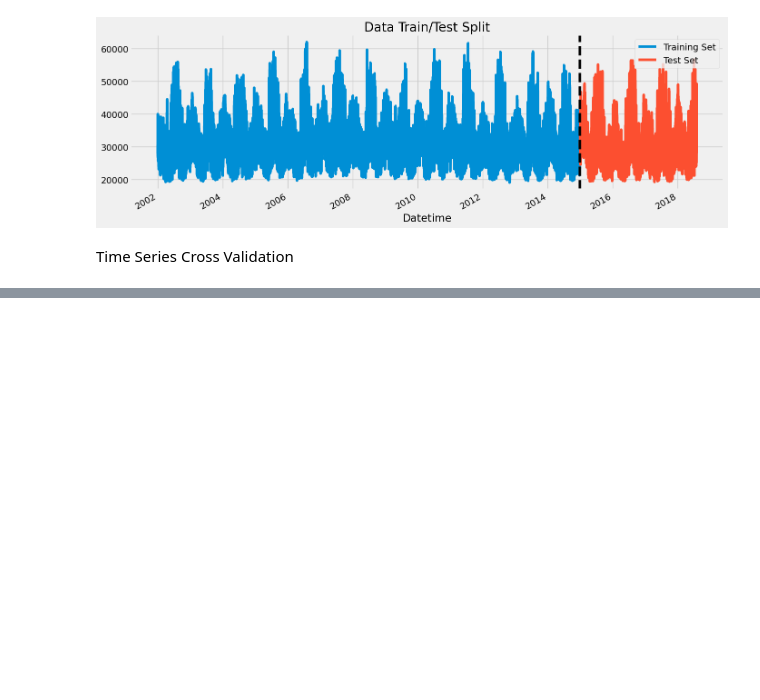
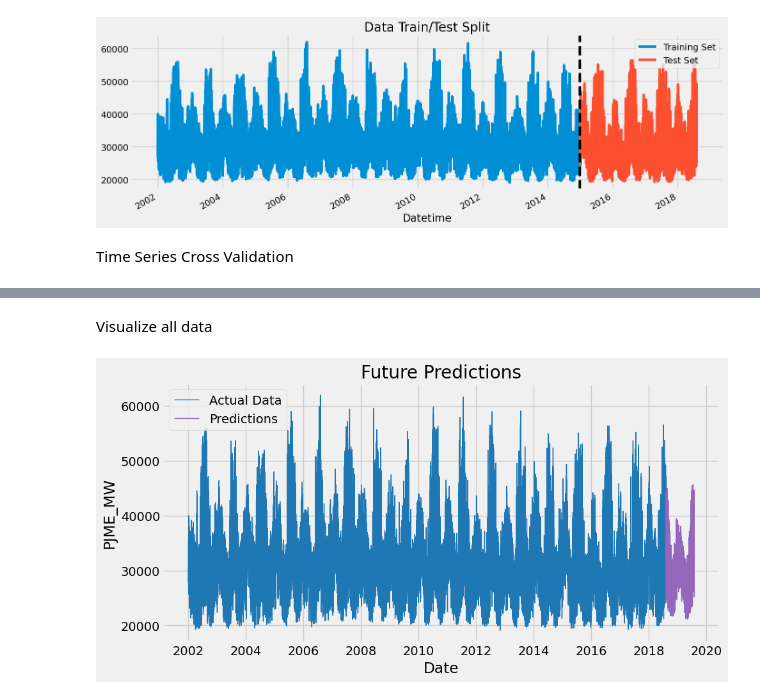
Before and after one commit to AbdallaAbker/time-series-practice-, a Jupyter notebook: notebook/expirement.ipynb, the cells around one changed output, grey strips where cells are left out. Cells and saved outputs as stored; diff of their text form; code cells hidden in the pictures; blank space fills up the shorter version.

```diff
--- a/notebook/expirement.ipynb
+++ b/notebook/expirement.ipynb
@@ -109,0 +468,23 @@ for train_idx, val_idx in tss.split(df):
+# %% [markdown]
+Visualize all data
+# %%
+plt.figure(figsize=(10, 5))
+
+# Plot the actual data
+plt.plot(df.index, df['PJME_MW'], label='Actual Data', color=color_pal[0], lw=1)
+
+# Plot the predicted data
+plt.plot(future_w_features.index, future_w_features['PJME_MW'], label='Predictions', color=color_pal[4], lw=1)
+
+# Adding titles and labels
+plt.title('Future Predictions')
+plt.xlabel('Date')
+plt.ylabel('PJME_MW')
+
+# Adding a legend
+plt.legend()
+
+# Show the plot
+plt.show()
+# %% [output]
+[figure, added]
```
Also changed, not shown: parts of 29 cells of this notebook, 3 other files.
